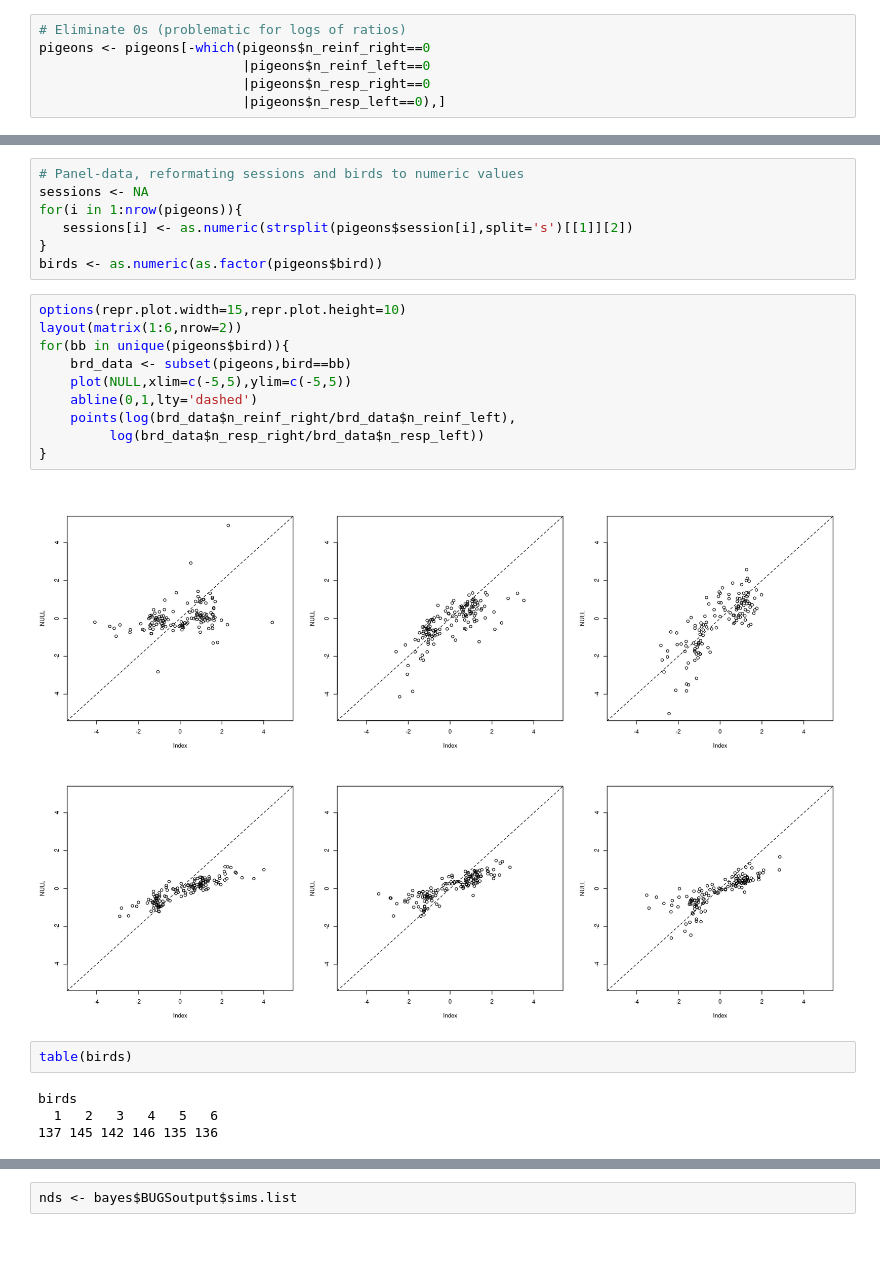
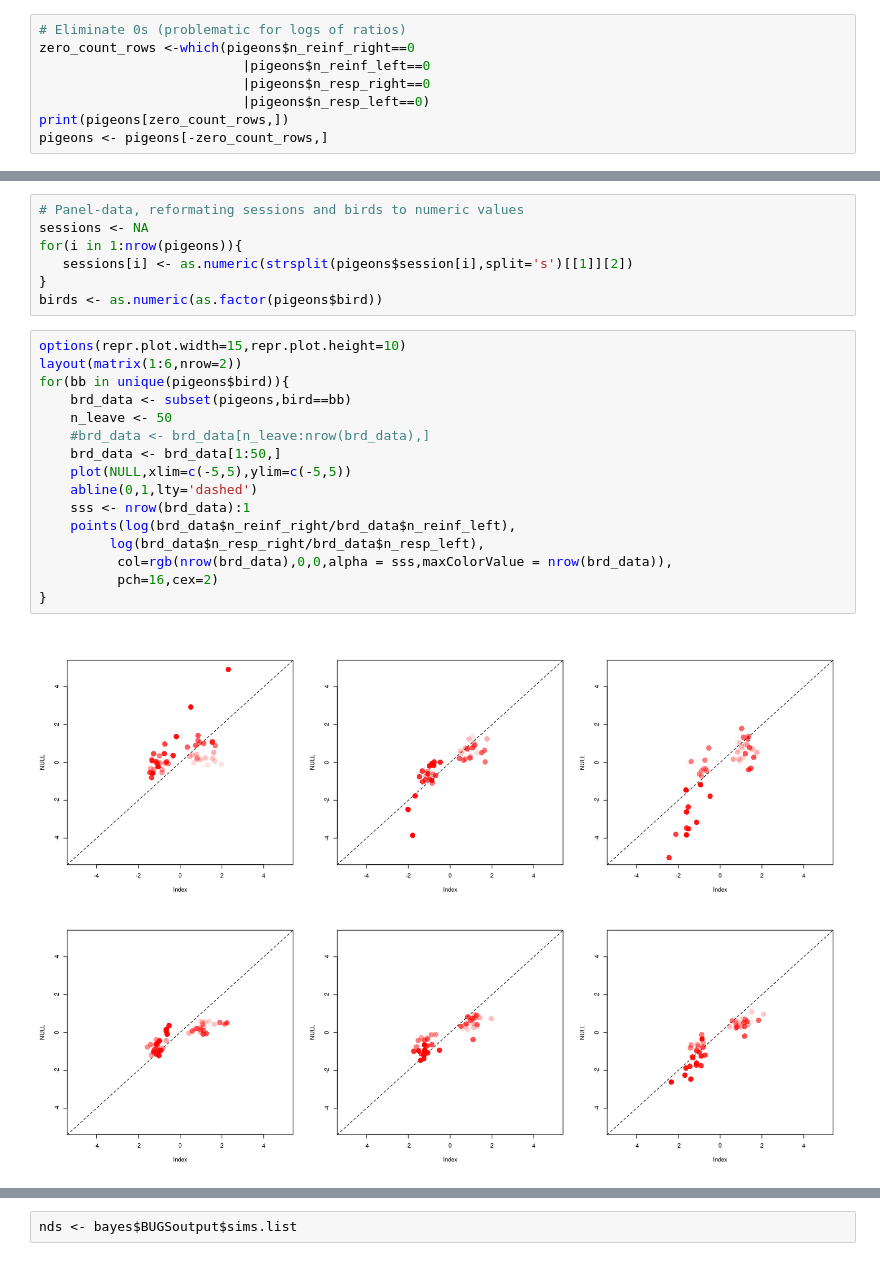
Before and after one commit to JLBaroja/BayesianMatching, a Jupyter notebook: birds_ind_differences.ipynb, the cells around one changed output, grey strips where cells are left out. Saved outputs shown, nothing was run; the diff lists cells and outputs as text.

```diff
--- a/birds_ind_differences.ipynb
+++ b/birds_ind_differences.ipynb
@@ -33,7 +33,9 @@ A data.frame: 6 × 7
 [1] 1080    7
 # %%
 # Eliminate 0s (problematic for logs of ratios)
-pigeons <- pigeons[-which(pigeons$n_reinf_right==0
+zero_count_rows <-which(pigeons$n_reinf_right==0
                           |pigeons$n_reinf_left==0
                           |pigeons$n_resp_right==0
-                          |pigeons$n_resp_left==0),]
+                          |pigeons$n_resp_left==0)
+print(pigeons[zero_count_rows,])
+pigeons <- pigeons[-zero_count_rows,]
@@ -57,21 +70,21 @@ birds <- as.numeric(as.factor(pigeons$bird))
 # %%
 options(repr.plot.width=15,repr.plot.height=10)
 layout(matrix(1:6,nrow=2))
 for(bb in unique(pigeons$bird)){
     brd_data <- subset(pigeons,bird==bb)
+    n_leave <- 50
+    #brd_data <- brd_data[n_leave:nrow(brd_data),]
+    brd_data <- brd_data[1:50,]
     plot(NULL,xlim=c(-5,5),ylim=c(-5,5))
     abline(0,1,lty='dashed')
+    sss <- nrow(brd_data):1
     points(log(brd_data$n_reinf_right/brd_data$n_reinf_left),
-         log(brd_data$n_resp_right/brd_data$n_resp_left))
+         log(brd_data$n_resp_right/brd_data$n_resp_left),
+          col=rgb(nrow(brd_data),0,0,alpha = sss,maxColorValue = nrow(brd_data)),
+          pch=16,cex=2)
 }
 # %% [output]
-[figure, old version]
+[figure, new version]
-# %%
-table(birds)
-# %% [output]
-birds
-  1   2   3   4   5   6
-137 145 142 146 135 136
 # %%
 priors <- list(mean_alpha = 0.0,
                sd_alpha   = 1/sqrt(.1),
```
Also changed, not shown: parts of 34 cells of this notebook.
